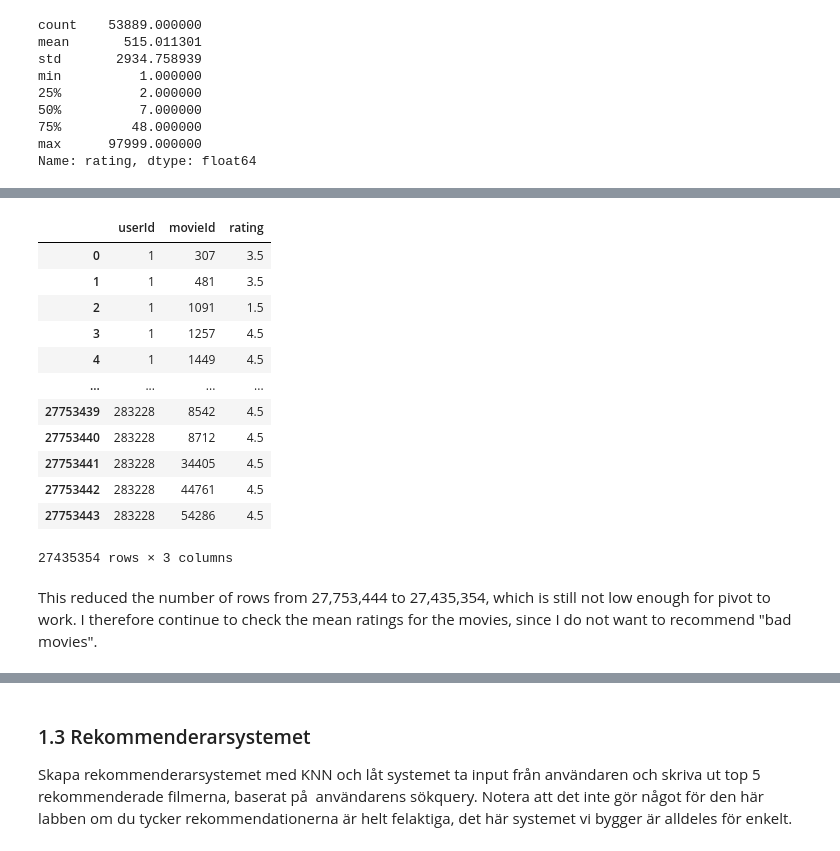
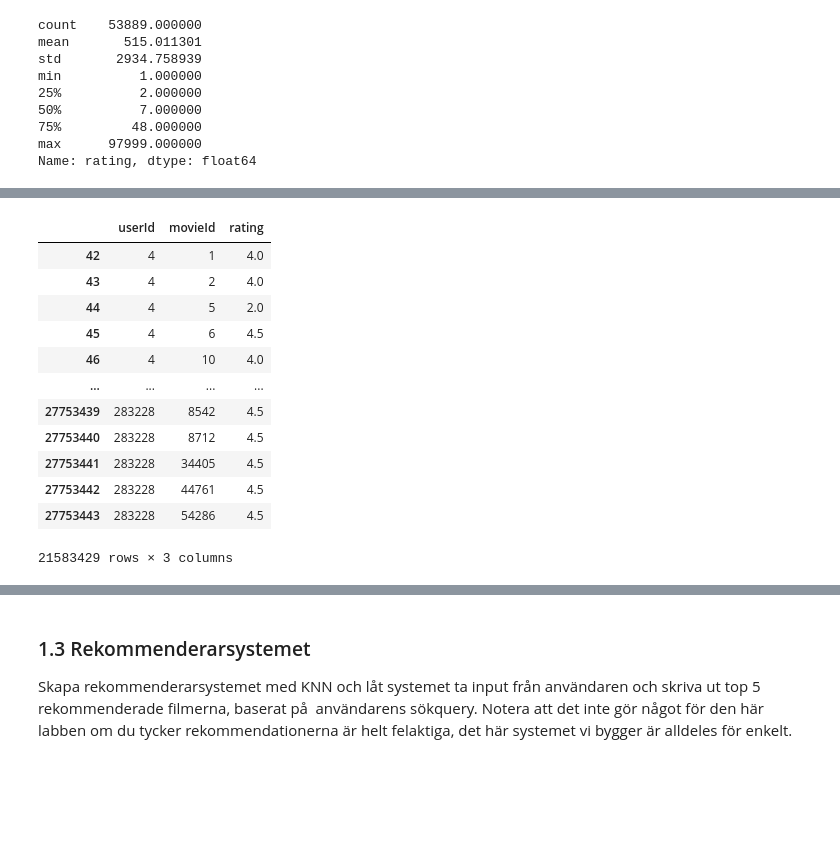
Before and after one commit to Anna-MariaSjolund/Machine-learning, a Jupyter notebook: labs/lab_movie_recommendations.ipynb, the cells around one changed output, grey strips where cells are left out. Saved outputs shown, nothing was run; the diff lists cells and outputs as text; code cells hidden in the pictures; blank space fills up the shorter version.

```diff
--- a/labs/lab_movie_recommendations.ipynb
+++ b/labs/lab_movie_recommendations.ipynb
@@ -344,7 +401,8 @@ Name: rating, dtype: float64
 # %%
-few_ratings = number_of_ratings[number_of_ratings["rating"] <= 48]
+few_ratings = pd.DataFrame(number_of_ratings[number_of_ratings["rating"] < 48]).reset_index(drop=True)
 
-reduced_ratings = ratings[~ratings['movieId'].isin(few_ratings.index)]
+reduced_ratings = ratings[~ratings["movieId"].isin(few_ratings["movieId"])]
+reduced_ratings
 # %% [output]
 |  | userId | movieId | rating |
 | 0 | 1 | 307 | 3.5 |
@@ -363,0 +430,4 @@ reduced_ratings = ratings[~ratings['movieId'].isin(few_ratings.index)]
+# %%
+number_of_ratings = pd.DataFrame(reduced_ratings["userId"].value_counts()).reset_index()
+number_of_ratings = number_of_ratings.rename({"index" : "userId", "userId" : "Number of Ratings"}, axis=1)
+number_of_ratings["Number of Ratings"].describe()
@@ -364,21 +444,19 @@ reduced_ratings = ratings[~ratings['movieId'].isin(few_ratings.index)]
 # %%
-few_ratings = number_of_ratings[number_of_ratings["rating"] <= 48]
+few_ratings = number_of_ratings[number_of_ratings["Number of Ratings"] < 94]
 
-reduced_ratings = ratings[~ratings['movieId'].isin(few_ratings.index)]
+reduced_ratings = reduced_ratings[~reduced_ratings['userId'].isin(few_ratings["userId"])]
 reduced_ratings
 # %% [output]
 |  | userId | movieId | rating |
-| 0 | 1 | 307 | 3.5 |
-| 1 | 1 | 481 | 3.5 |
-| 2 | 1 | 1091 | 1.5 |
-| 3 | 1 | 1257 | 4.5 |
-| 4 | 1 | 1449 | 4.5 |
+| 42 | 4 | 1 | 4.0 |
+| 43 | 4 | 2 | 4.0 |
+| 44 | 4 | 5 | 2.0 |
+| 45 | 4 | 6 | 4.5 |
+| 46 | 4 | 10 | 4.0 |
 | ... | ... | ... | ... |
 | 27753439 | 283228 | 8542 | 4.5 |
 | 27753440 | 283228 | 8712 | 4.5 |
 | 27753441 | 283228 | 34405 | 4.5 |
 | 27753442 | 283228 | 44761 | 4.5 |
 | 27753443 | 283228 | 54286 | 4.5 |
-27435354 rows × 3 columns
+21583429 rows × 3 columns
-# %% [markdown]
-This reduced the number of rows from 27,753,444 to 27,435,354, which is still not low enough for pivot to work. I therefore continue to check the mean ratings for the movies, since I do not want to recommend "bad movies".
```
Also changed, not shown: parts of 66 cells of this notebook.
